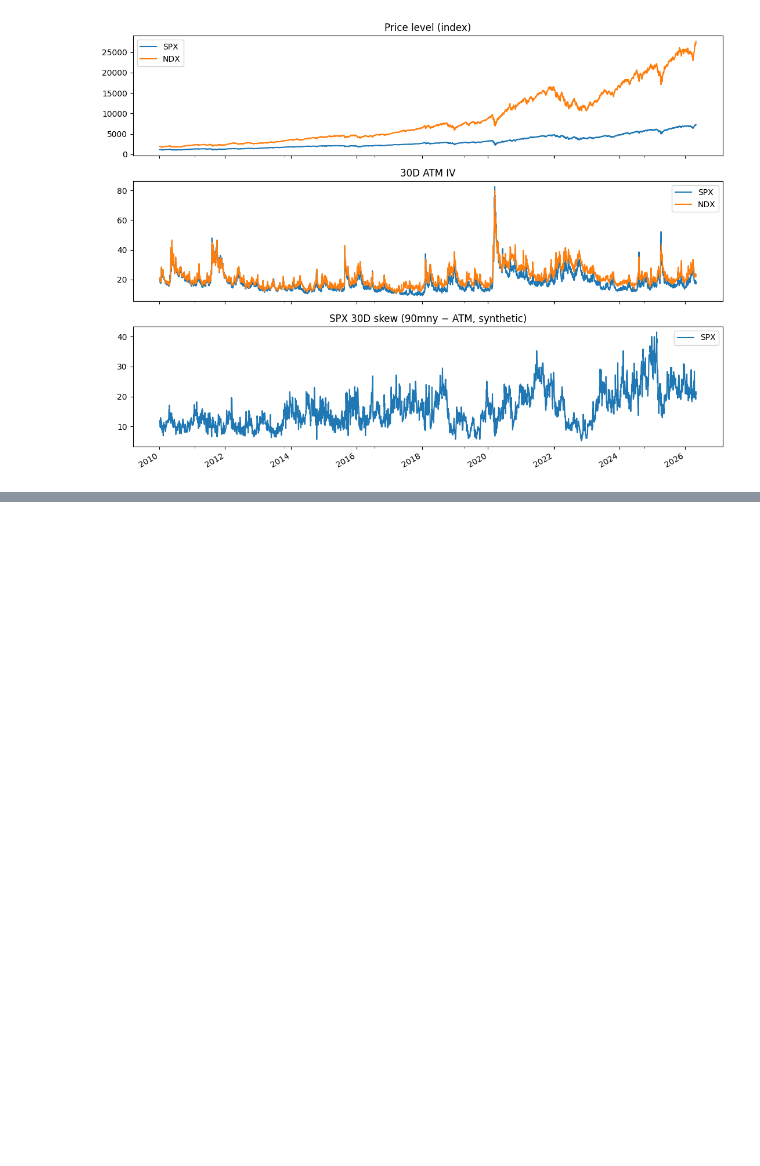
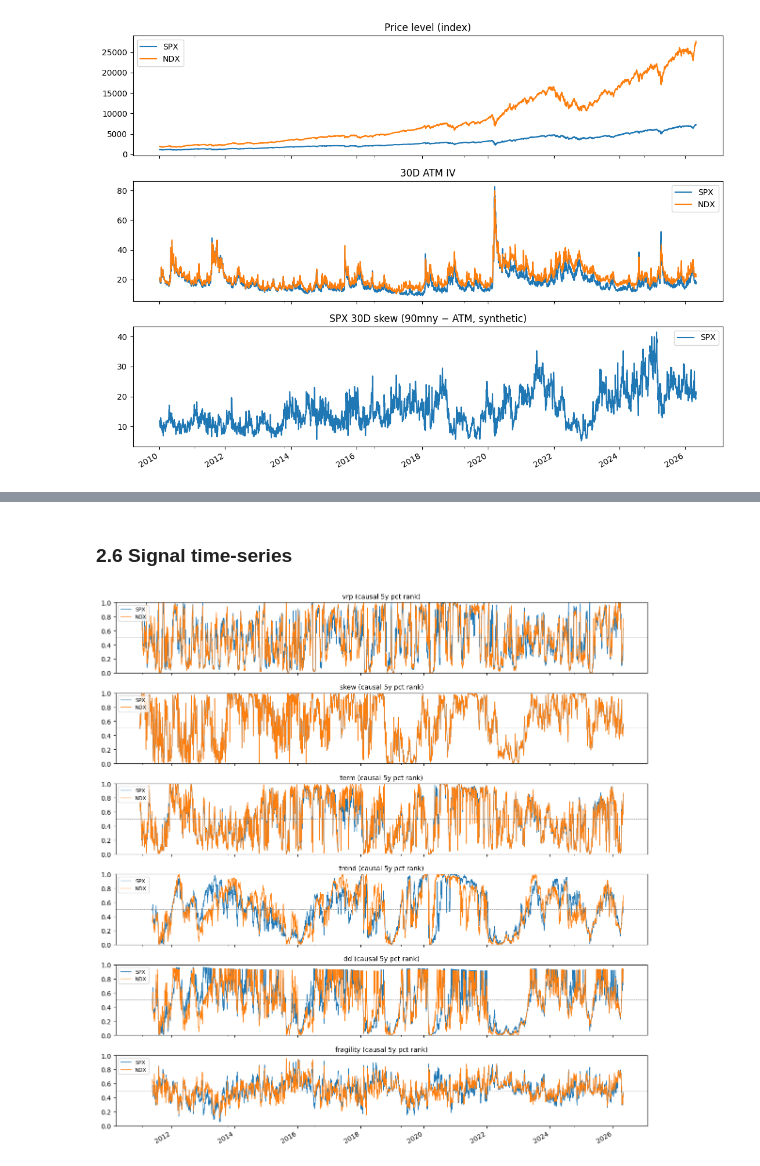
Before and after one commit to AdamMooo/vol-diagnostics, a Jupyter notebook: sleeve_alpha_dev.ipynb, the cells around one changed output, grey strips where cells are left out. Cells and saved outputs as stored; diff of their text form; code cells hidden in the pictures; blank space fills up the shorter version.

```diff
--- a/sleeve_alpha_dev.ipynb
+++ b/sleeve_alpha_dev.ipynb
@@ -211,0 +223,4 @@ All percentile-ranked within causal expanding-window history (no full-sample loo
+# %%
+log_ret = np.log(prices_panel / prices_panel.shift(1))
+rv30 = log_ret.rolling(window=21, min_periods=15).std() * np.sqrt(252) * 100  # vol pts
+rv30.tail(3)
@@ -211,0 +261,12 @@ All percentile-ranked within causal expanding-window history (no full-sample loo
+# %%
+PCT_WINDOW   = 1260  # ~5y of trading days
+PCT_MIN_OBS  = 252   # 1y warm-up
+
+def causal_pct_rank(panel: pd.DataFrame) -> pd.DataFrame:
+    return panel.rolling(window=PCT_WINDOW, min_periods=PCT_MIN_OBS).rank(pct=True)
+
+pct_signals = {k: causal_pct_rank(v) for k, v in raw_signals.items()}
+
+pd.DataFrame({k: v.notna().sum() for k, v in pct_signals.items()}).T.rename(
+    columns=lambda c: c
+)
@@ -211,0 +287,12 @@ All percentile-ranked within causal expanding-window history (no full-sample loo
+# %%
+def _flip(p): return 1.0 - p
+
+fragility = (
+    pct_signals["vrp"]
+    + pct_signals["skew"]
+    + _flip(pct_signals["trend"])
+    + _flip(pct_signals["dd"])
+) / 4.0
+
+pct_signals["fragility"] = fragility
+fragility.tail(3)
@@ -211,0 +320,15 @@ All percentile-ranked within causal expanding-window history (no full-sample loo
+# %% [markdown]
+### 2.6 Signal time-series
+# %%
+sigs_to_plot = ["vrp", "skew", "term", "trend", "dd", "fragility"]
+fig, axes = plt.subplots(len(sigs_to_plot), 1, figsize=(12, 2*len(sigs_to_plot)), sharex=True)
+for ax, sig in zip(axes, sigs_to_plot):
+    pct_signals[sig].plot(ax=ax, lw=0.9)
+    ax.axhline(0.5, color="grey", ls="--", lw=0.5)
+    ax.set_ylim(0, 1)
+    ax.set_title(f"{sig} (causal 5y pct rank)", fontsize=10)
+    ax.legend(loc="upper left", fontsize=8)
+plt.tight_layout()
+plt.show()
+# %% [output]
+[figure, added]
```
Also changed, not shown: parts of 12 cells of this notebook, 1 other file.
